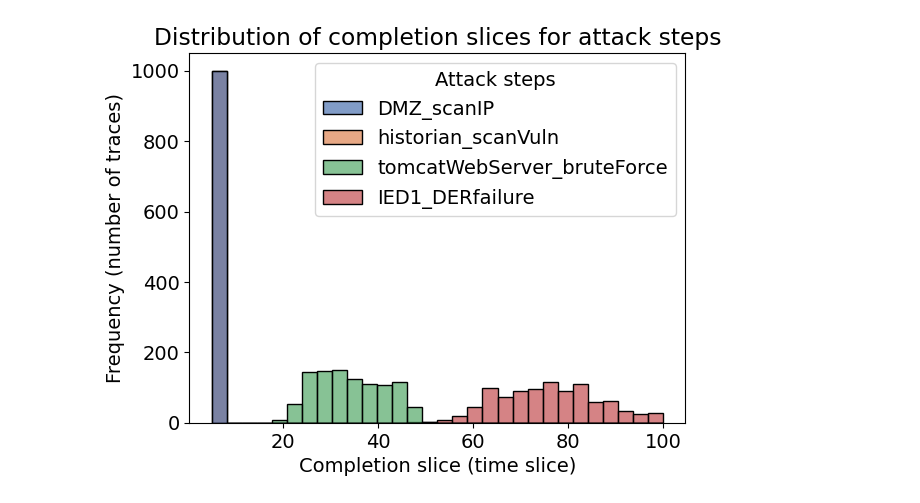
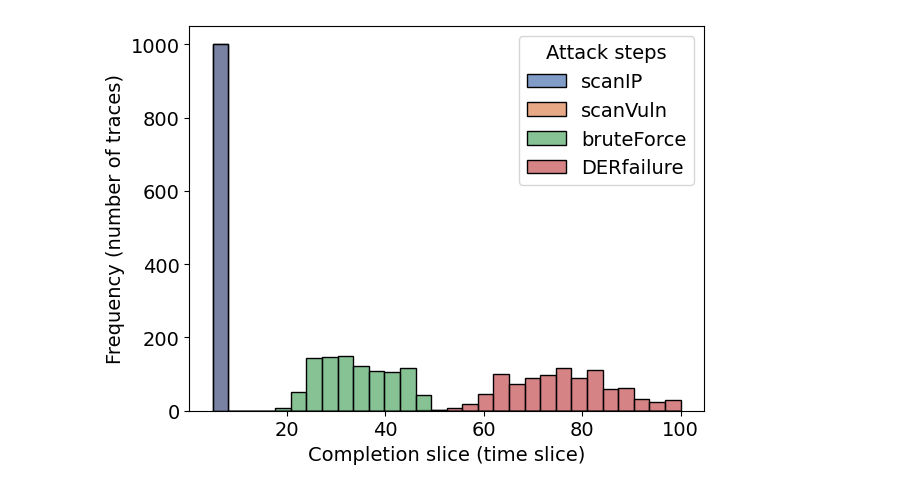
Before and after one commit to Dosclic98/dbn-sim-learning, a Jupyter notebook: data_evaluator.ipynb, the cells around one changed output. Cells and saved outputs as stored; diff of their text form; code cells hidden in the pictures.

```diff
--- a/data_evaluator.ipynb
+++ b/data_evaluator.ipynb
@@ -9,6 +9,12 @@ plt.rcParams.update({'font.size': 14})
 # %%
 dataFileName = "dbnLogs.csv"
 targetNodes = ["DMZ_scanIP", "historian_scanVuln", "tomcatWebServer_bruteForce", "IED1_DERfailure"]
+nodeRemap = {
+    "DMZ_scanIP": "scanIP",
+    "historian_scanVuln": "scanVuln",
+    "tomcatWebServer_bruteForce": "bruteForce",
+    "IED1_DERfailure": "DERfailure"
+}
 numSlices = 100
 # %%
 df = pd.read_csv(dataFileName)
@@ -29,16 +35,20 @@ for nodeId in targetNodes:
     distDict[nodeId] = firstCompletionData
 distDf = pd.DataFrame(distDict)
 
+# Remap node ids
+distDf.rename(columns=nodeRemap, inplace=True)
+
 # Make the columnt name a feature "nodeId" and the values "completion_time" for proper hue mapping
 distDf_melted = distDf.melt(var_name='nodeId', value_name='completion_time')
 # %%
 ax = sns.histplot(data=distDf_melted, x='completion_time', hue='nodeId', bins=30,
              palette="deep", alpha=0.7, common_norm=False,
              multiple="layer")
 plt.xlabel("Completion slice (time slice)")
 plt.ylabel("Frequency (number of traces)")
-plt.title("Distribution of completion slices for attack steps")
+#plt.title("Distribution of completion slices per attack step")
 ax.get_legend().set_title("Attack steps")
-plt.savefig("plots/completion_slice_distribution.png")
+plt.tight_layout()
+plt.savefig("plots/completion_slice_distribution.png", bbox_inches='tight')
 # %% [output]
-[figure, old version]
+[figure, new version]
```
Also changed, not shown: 6 other files.
